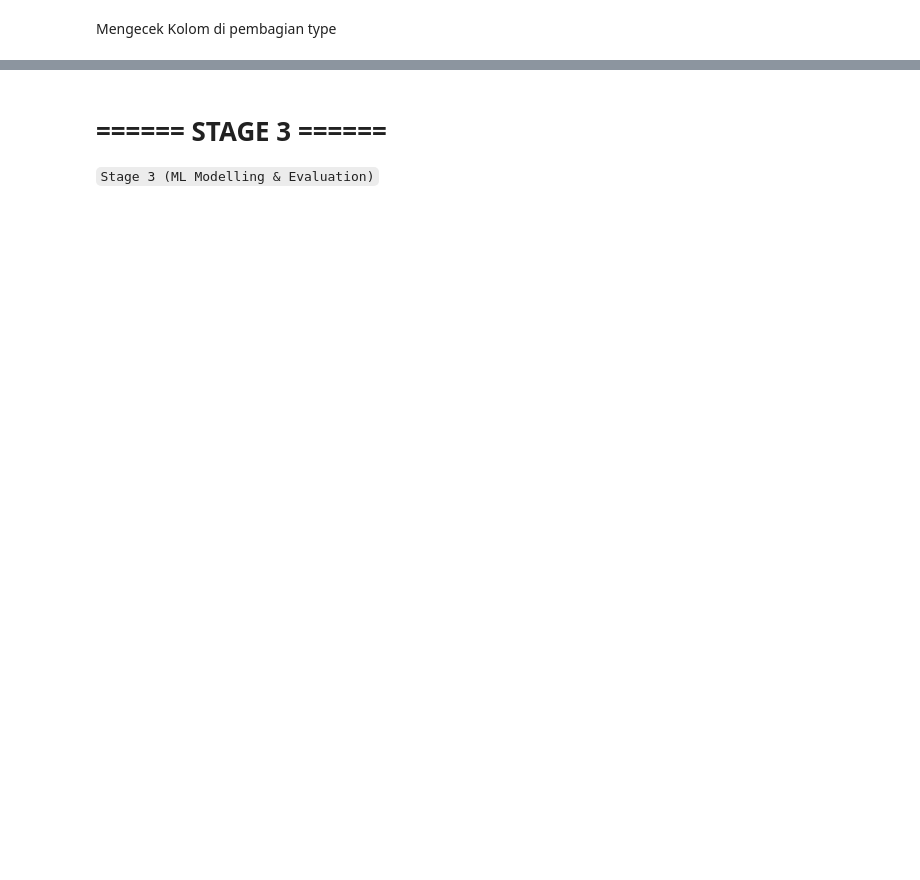
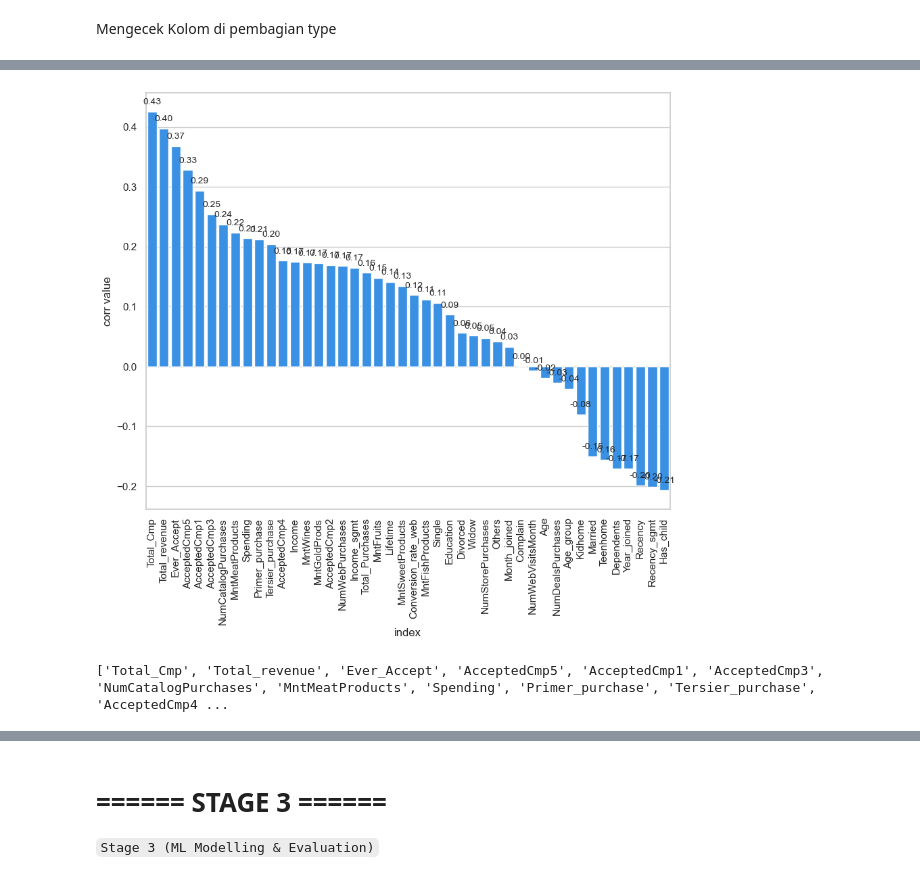
Before and after one commit to nurimammasri/Marketing-Campaign-Model-Prediction-by-Datalicious, a Jupyter notebook: [Data Prep] Response Prediction Classification Marketing Campaign.ipynb, the cells around one changed output, grey strips where cells are left out. Drawn from its saved outputs; the diff is of its cells as text; code cells hidden in the pictures; blank space fills up the shorter version.

```diff
--- a/[Data Prep] Response Prediction Classification Marketing Campaign.ipynb
+++ b/[Data Prep] Response Prediction Classification Marketing Campaign.ipynb
@@ -979,0 +1246,26 @@ Precision loss occurred in moment calculation due to catastrophic cancellation.
+# %%
+corr = df.corrwith(df["Response"], numeric_only=True)
+corr = corr.reset_index(name='corr value')
+corr = corr.sort_values('corr value', ascending=False)[1:]
+
+plt.figure(figsize=(10, 8))
+ax = sns.barplot(x='index', y="corr value", data=corr, order=corr["index"], color='dodgerblue')
+for p in ax.patches:
+    ax.annotate(
+        f'{p.get_height():0.2f}',
+        (p.get_x() + p.get_width() / 2., p.get_height()),
+        ha = 'center',
+        va = 'center',
+        xytext = (0, 10),
+        fontsize=10,
+        textcoords = 'offset points')
+plt.xticks(rotation=90)
+plt.show()
+# %% [output]
+[figure, added]
+# %%
+target = "Response"
+high_corr_cols = [i for i in list(corr[corr["corr value"] > 0.15]["index"].values) if i != target]
+print(high_corr_cols)
+# %% [output]
+['Total_Cmp', 'Total_revenue', 'Ever_Accept', 'AcceptedCmp5', 'AcceptedCmp1', 'AcceptedCmp3', 'NumCatalogPurchases', 'MntMeatProducts', 'Spending', 'Primer_purchase', 'Tersier_purchase', 'AcceptedCmp4 ...
```
Also changed, not shown: parts of 53 cells of this notebook.
